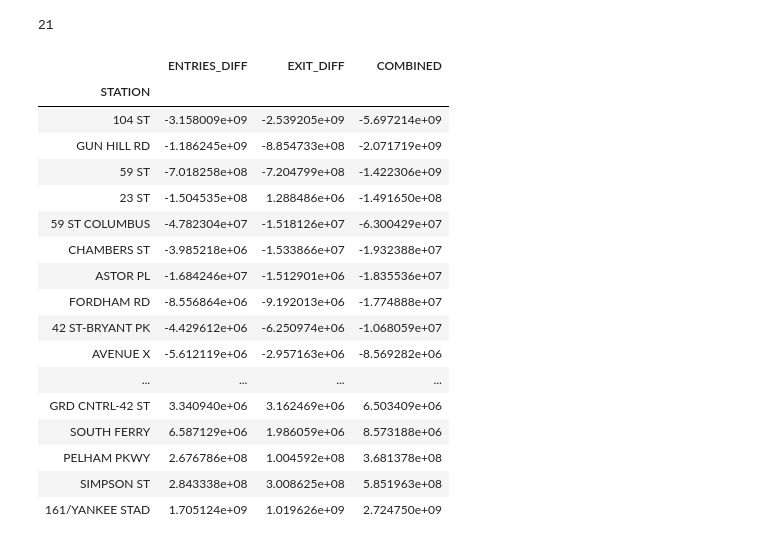
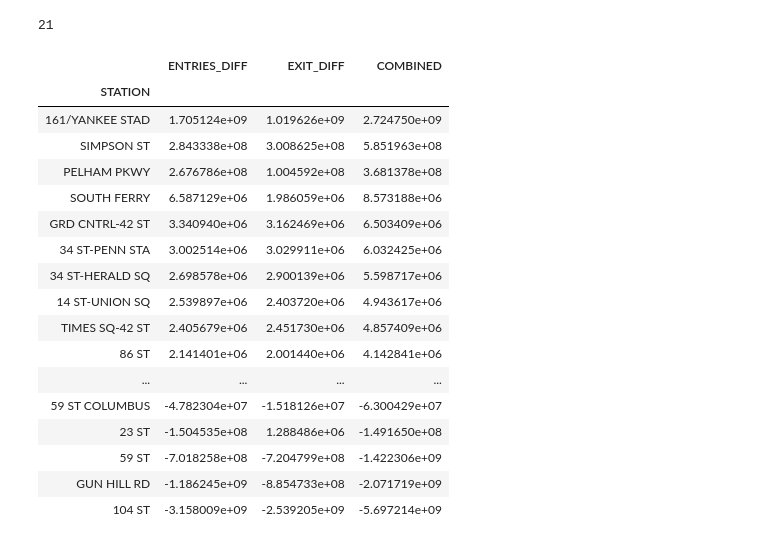
Before and after one commit to ry-werth/metis-project-1-mta-study, a Jupyter notebook: Ryan_Playground/Playground.ipynb, the cells around one changed output. Drawn from its saved outputs; the diff is of its cells as text; code cells hidden in the pictures.

```diff
--- a/Ryan_Playground/Playground.ipynb
+++ b/Ryan_Playground/Playground.ipynb
@@ -110,7 +110,7 @@ df[:1000]
 | 398 | A002 | R051 | 02-05-00 | 59 ST | NQR456W | BMT | 10/22/2019 | 08:00:00 | REGULAR | 175 | 0 | ... |
 # %%
 # sort the dataframe by date
-ordered_date_df = df.sort_values(by=["DATE_TIME"])
+ordered_date_df = df.sort_values(by=['STATION', 'SCP','UNIT','C/A', 'DATE_TIME'])
 ordered_date_df[:1000]
 # %% [output]
 |  | C/A | UNIT | SCP | STATION | LINENAME | DIVISION | DATE | TIME | DESC | ENTRIES | EXITS | ... |
@@ -230,23 +230,23 @@ len(negative_totals["ENTRIES_DIFF"])
 21
 # %%
 entries_exit_totals["COMBINED"] = entries_exit_totals["ENTRIES_DIFF"] + entries_exit_totals["EXIT_DIFF"]
-entries_exit_totals.sort_values(by=["COMBINED"], )
+entries_exit_totals.sort_values(by=["COMBINED"], ascending=False)
 # %% [output]
 |  | ENTRIES_DIFF | EXIT_DIFF | COMBINED |
 | STATION |  |  |  |
+| 161/YANKEE STAD | 1.705124e+09 | 1.019626e+09 | 2.724750e+09 |
+| SIMPSON ST | 2.843338e+08 | 3.008625e+08 | 5.851963e+08 |
+| PELHAM PKWY | 2.676786e+08 | 1.004592e+08 | 3.681378e+08 |
+| SOUTH FERRY | 6.587129e+06 | 1.986059e+06 | 8.573188e+06 |
+| GRD CNTRL-42 ST | 3.340940e+06 | 3.162469e+06 | 6.503409e+06 |
+| 34 ST-PENN STA | 3.002514e+06 | 3.029911e+06 | 6.032425e+06 |
+| 34 ST-HERALD SQ | 2.698578e+06 | 2.900139e+06 | 5.598717e+06 |
+| 14 ST-UNION SQ | 2.539897e+06 | 2.403720e+06 | 4.943617e+06 |
+| TIMES SQ-42 ST | 2.405679e+06 | 2.451730e+06 | 4.857409e+06 |
+| 86 ST | 2.141401e+06 | 2.001440e+06 | 4.142841e+06 |
+| ... | ... | ... | ... |
+| 59 ST COLUMBUS | -4.782304e+07 | -1.518126e+07 | -6.300429e+07 |
+| 23 ST | -1.504535e+08 | 1.288486e+06 | -1.491650e+08 |
+| 59 ST | -7.018258e+08 | -7.204799e+08 | -1.422306e+09 |
+| GUN HILL RD | -1.186245e+09 | -8.854733e+08 | -2.071719e+09 |
 | 104 ST | -3.158009e+09 | -2.539205e+09 | -5.697214e+09 |
-| GUN HILL RD | -1.186245e+09 | -8.854733e+08 | -2.071719e+09 |
-| 59 ST | -7.018258e+08 | -7.204799e+08 | -1.422306e+09 |
-| 23 ST | -1.504535e+08 | 1.288486e+06 | -1.491650e+08 |
-| 59 ST COLUMBUS | -4.782304e+07 | -1.518126e+07 | -6.300429e+07 |
-| CHAMBERS ST | -3.985218e+06 | -1.533866e+07 | -1.932388e+07 |
-| ASTOR PL | -1.684246e+07 | -1.512901e+06 | -1.835536e+07 |
-| FORDHAM RD | -8.556864e+06 | -9.192013e+06 | -1.774888e+07 |
-| 42 ST-BRYANT PK | -4.429612e+06 | -6.250974e+06 | -1.068059e+07 |
-| AVENUE X | -5.612119e+06 | -2.957163e+06 | -8.569282e+06 |
-| ... | ... | ... | ... |
-| GRD CNTRL-42 ST | 3.340940e+06 | 3.162469e+06 | 6.503409e+06 |
-| SOUTH FERRY | 6.587129e+06 | 1.986059e+06 | 8.573188e+06 |
-| PELHAM PKWY | 2.676786e+08 | 1.004592e+08 | 3.681378e+08 |
-| SIMPSON ST | 2.843338e+08 | 3.008625e+08 | 5.851963e+08 |
-| 161/YANKEE STAD | 1.705124e+09 | 1.019626e+09 | 2.724750e+09 |
```
Also changed, not shown: parts of 5 cells of this notebook.
